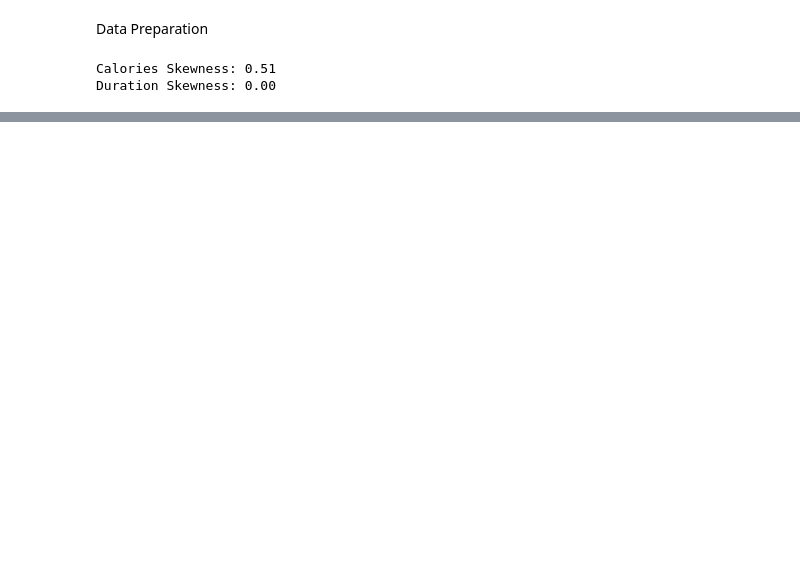
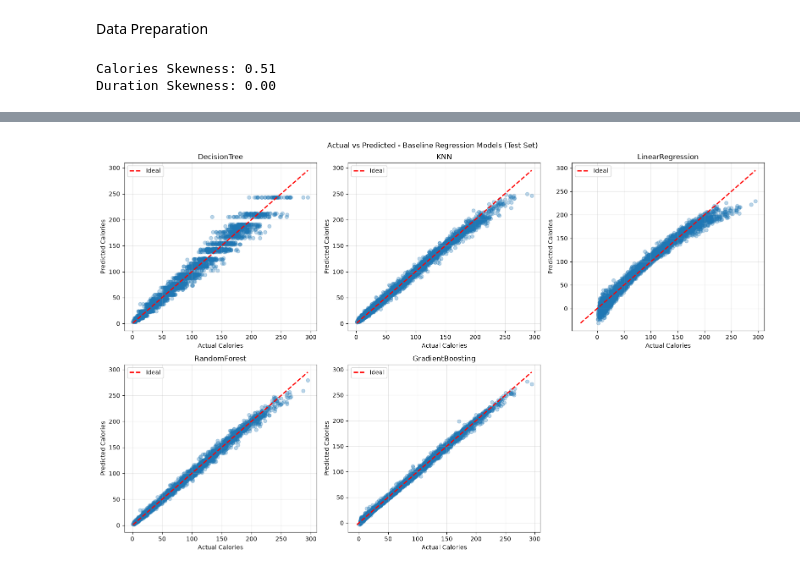
Before and after one commit to DSZHIG/Calories-Burnt-Prediction-ML, a Jupyter notebook: calories_burnt_prediction.ipynb, the cells around one changed output, grey strips where cells are left out. Drawn from its saved outputs; the diff is of its cells as text; code cells hidden in the pictures; blank space fills up the shorter version.

Commit message:
Implement Baseline Model Training and Hyperparameter Tuning Steps

```diff
--- a/calories_burnt_prediction.ipynb
+++ b/calories_burnt_prediction.ipynb
@@ -134,0 +217,27 @@ Gender_Encoded  8.289665e-17  1.0
+# %%
+fig, axes = plt.subplots(2, 3, figsize=(16, 10))
+axes = axes.ravel()
+
+for ax, (name, model) in zip(axes, fitted_models.items()):
+    y_pred = model.predict(X_test_processed)
+
+    ax.scatter(y_test, y_pred, alpha=0.3)
+
+    min_val = min(y_test.min(), y_pred.min())
+    max_val = max(y_test.max(), y_pred.max())
+    ax.plot([min_val, max_val], [min_val, max_val], color='red', linestyle='--', linewidth=2, label='Ideal')
+
+    ax.set_title(f"{name}")
+    ax.set_xlabel("Actual Calories")
+    ax.set_ylabel("Predicted Calories")
+    ax.grid(True, alpha=0.3)
+    ax.legend(loc='upper left')
+
+for ax in axes[len(fitted_models):]:
+    ax.axis("off")
+
+plt.suptitle("Actual vs Predicted - Baseline Regression Models (Test Set)")
+plt.tight_layout()
+plt.show()
+# %% [output]
+[figure, added]
```
Also changed, not shown: parts of 12 cells of this notebook.
